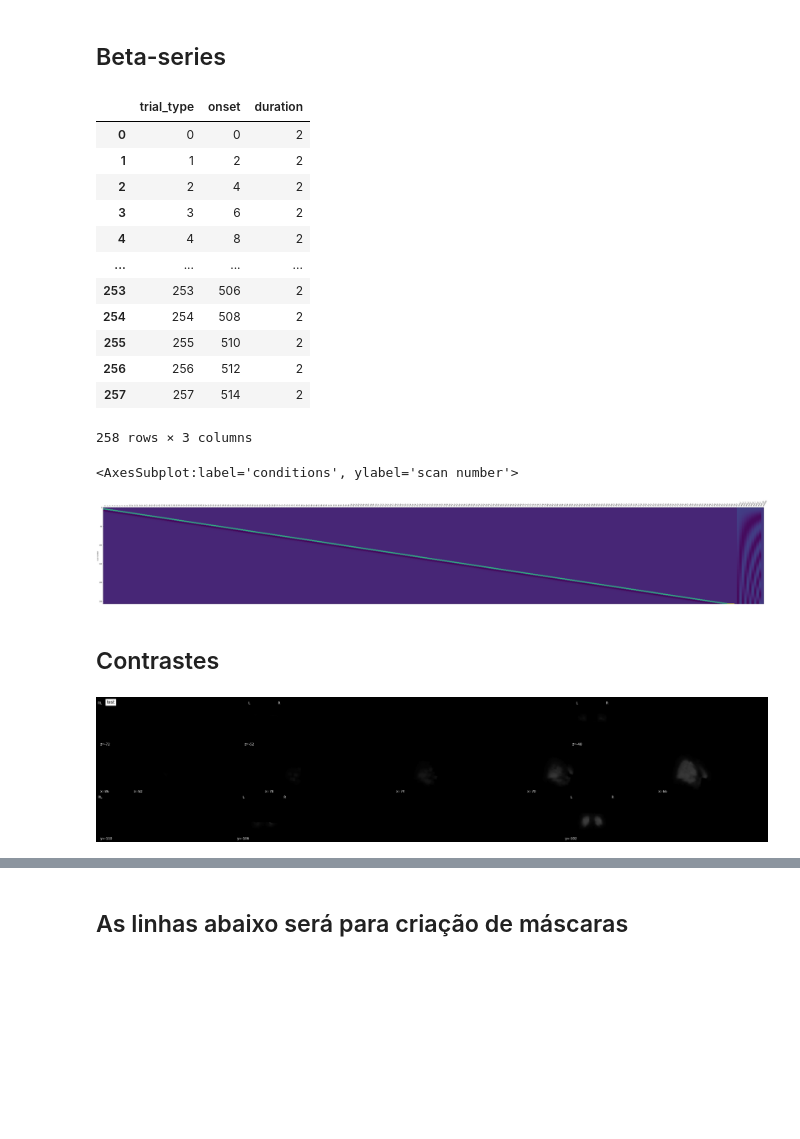
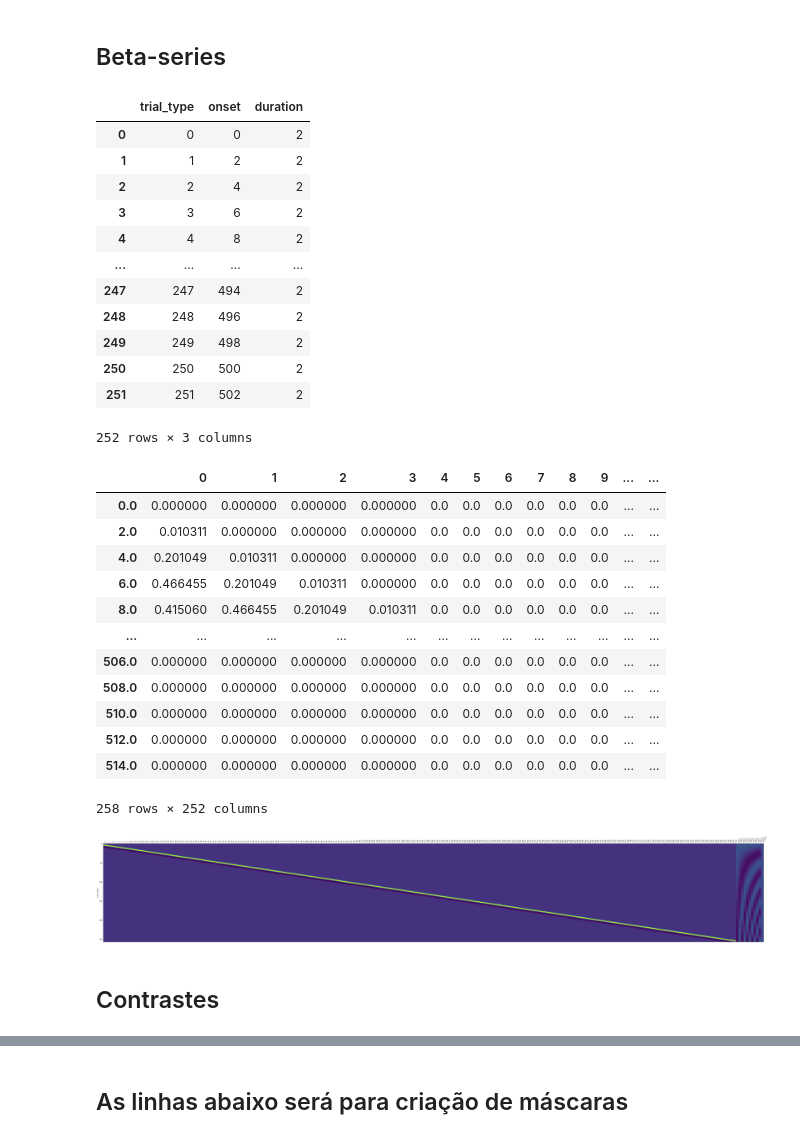
Before and after one commit to brunodireito/MVPA-speech_project, a Jupyter notebook: joanaa-b/Joana_beta-series_attempt.ipynb, the cells around one changed output, grey strips where cells are left out. Drawn from its saved outputs; the diff is of its cells as text; code cells hidden in the pictures; blank space fills up the shorter version.

Commit message:
Update Joana_beta-series_attempt.ipynb
deu-me uma série de warnings quando tentei correr a última parte de cross-validation

```diff
--- a/joanaa-b/Joana_beta-series_attempt.ipynb
+++ b/joanaa-b/Joana_beta-series_attempt.ipynb
@@ -84,7 +87,7 @@ labels=[]
 onsett=0
 evtt=0
 
-for idx in range(len(events_df)):
+for idx in range(len(events_df)-1):
     block_event=events_df.loc[idx]
 
     num_evts=block_event['duration']/tr
@@ -114,58 +117,32 @@ events_bs
 | 3 | 3 | 6 | 2 |
 | 4 | 4 | 8 | 2 |
 | ... | ... | ... | ... |
-| 253 | 253 | 506 | 2 |
-| 254 | 254 | 508 | 2 |
-| 255 | 255 | 510 | 2 |
-| 256 | 256 | 512 | 2 |
-| 257 | 257 | 514 | 2 |
+| 247 | 247 | 494 | 2 |
+| 248 | 248 | 496 | 2 |
+| 249 | 249 | 498 | 2 |
+| 250 | 250 | 500 | 2 |
+| 251 | 251 | 502 | 2 |
-258 rows × 3 columns
+252 rows × 3 columns
 # %%
 first_level_model = FirstLevelModel(tr)
 first_level_model = first_level_model.fit(fmri_img, events=events_bs)
 design_matrix_b_series = first_level_model.design_matrices_[0]
 plot_design_matrix(design_matrix_b_series)
+design_matrix_b_series.drop({'drift_1', 'drift_2', 'drift_3', 'drift_4', 'drift_5', 'drift_6', 'drift_7', 'drift_8', 'drift_9', 'drift_10', 'constant'}, axis='columns', inplace=True)
 # %% [output]
+|  | 0 | 1 | 2 | 3 | 4 | 5 | 6 | 7 | 8 | 9 | ... | ... |
+| 0.0 | 0.000000 | 0.000000 | 0.000000 | 0.000000 | 0.0 | 0.0 | 0.0 | 0.0 | 0.0 | 0.0 | ... | ... |
+| 2.0 | 0.010311 | 0.000000 | 0.000000 | 0.000000 | 0.0 | 0.0 | 0.0 | 0.0 | 0.0 | 0.0 | ... | ... |
+| 4.0 | 0.201049 | 0.010311 | 0.000000 | 0.000000 | 0.0 | 0.0 | 0.0 | 0.0 | 0.0 | 0.0 | ... | ... |
+| 6.0 | 0.466455 | 0.201049 | 0.010311 | 0.000000 | 0.0 | 0.0 | 0.0 | 0.0 | 0.0 | 0.0 | ... | ... |
+| 8.0 | 0.415060 | 0.466455 | 0.201049 | 0.010311 | 0.0 | 0.0 | 0.0 | 0.0 | 0.0 | 0.0 | ... | ... |
+| ... | ... | ... | ... | ... | ... | ... | ... | ... | ... | ... | ... | ... |
+| 506.0 | 0.000000 | 0.000000 | 0.000000 | 0.000000 | 0.0 | 0.0 | 0.0 | 0.0 | 0.0 | 0.0 | ... | ... |
+| 508.0 | 0.000000 | 0.000000 | 0.000000 | 0.000000 | 0.0 | 0.0 | 0.0 | 0.0 | 0.0 | 0.0 | ... | ... |
+| 510.0 | 0.000000 | 0.000000 | 0.000000 | 0.000000 | 0.0 | 0.0 | 0.0 | 0.0 | 0.0 | 0.0 | ... | ... |
+| 512.0 | 0.000000 | 0.000000 | 0.000000 | 0.000000 | 0.0 | 0.0 | 0.0 | 0.0 | 0.0 | 0.0 | ... | ... |
+| 514.0 | 0.000000 | 0.000000 | 0.000000 | 0.000000 | 0.0 | 0.0 | 0.0 | 0.0 | 0.0 | 0.0 | ... | ... |
-<AxesSubplot:label='conditions', ylabel='scan number'>
+258 rows × 252 columns
-[figure, old version]
+[figure, new version]
 # %% [markdown]
 ## Contrastes
-# %%
-"""
-# Esta parte será dedicada para fazer mascaras ao fazer o contraste entre baseline e vogais/silabas/palavras/frases
-contrast_matrix = np.eye(design_matrix.shape[1])
-basic_contrasts = dict([(column, contrast_matrix[i])
-                        for i, column in enumerate(design_matrix.columns)])
-
-basic_contrasts['+Phrases-Baseline'] = (
-    basic_contrasts['Phrases']
-    - basic_contrasts['Baseline'])
-
-basic_contrasts
-"""
-
-
-
-contrast_matrix_b_series = np.eye(design_matrix_b_series.shape[1])
-basic_contrasts_b_series = dict([(column, contrast_matrix_b_series[i])
-                        for i, column in enumerate(design_matrix_b_series.columns)])
-
-
-basic_contrasts_new=[]
-for idx in range(len(events_bs)):
-
-    basic_contrasts_new.append(
-        +basic_contrasts_b_series[idx]
-        - 0)
-
-fmri_glm = FirstLevelModel()
-fmri_glm = fmri_glm.fit(fmri_img, design_matrices=design_matrix_b_series)
-
-mean_image = mean_img(fmri_img)
-z_map = fmri_glm.compute_contrast(basic_contrasts_new[0], output_type='z_score')
-
-plotting.plot_stat_map(
-    z_map, bg_img=mean_image, threshold=0, display_mode='mosaic', black_bg=True, title='test')
-plotting.show()
-# %% [output]
-[figure, removed]
```
Also changed, not shown: parts of 7 cells of this notebook.
